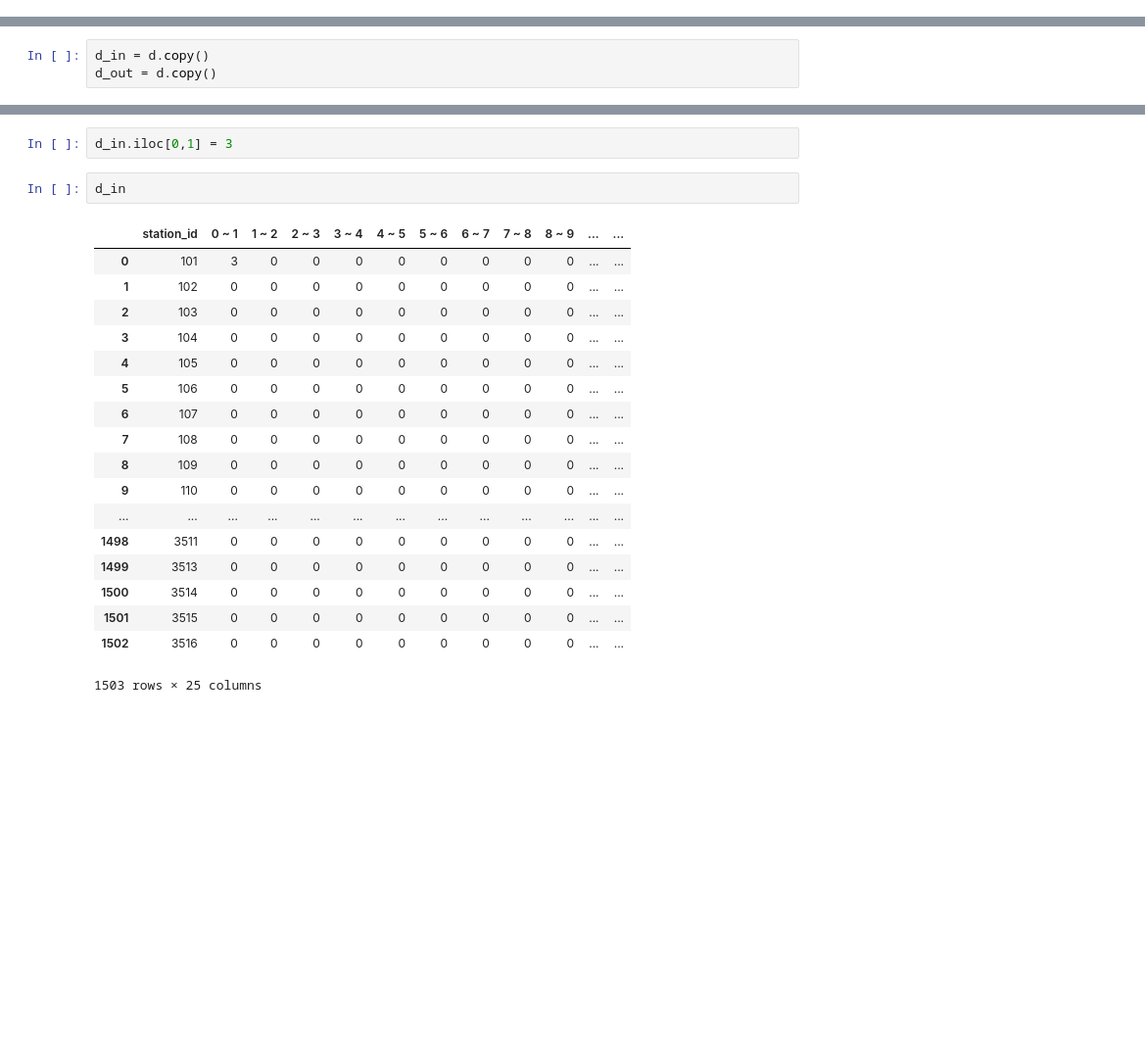
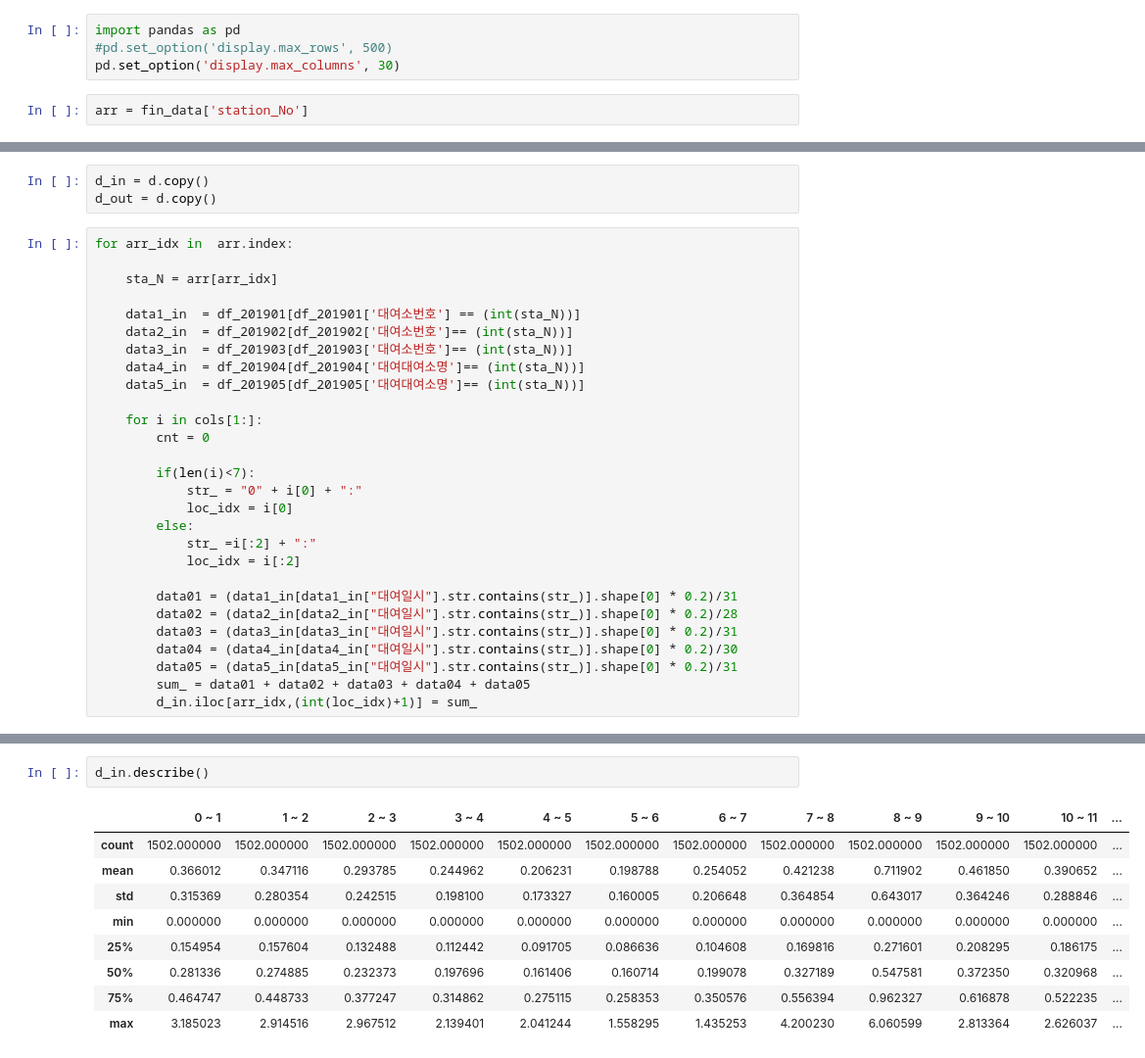
Before and after one commit to KimSeokyeung/opensourceproject, a Jupyter notebook: bicycle/Bicycle_Time_series_analysis.ipynb, the cells around one changed output, grey strips where cells are left out. Shown: that part at 98% size. Cells and saved outputs as stored; diff of their text form; blank space fills up the shorter version.

```diff
--- a/bicycle/Bicycle_Time_series_analysis.ipynb
+++ b/bicycle/Bicycle_Time_series_analysis.ipynb
@@ -134,0 +119,6 @@ fin_data[~fin_data["station_No"].isin(none_data)]
+# %%
+import pandas as pd
+#pd.set_option('display.max_rows', 500)
+pd.set_option('display.max_columns', 30)
+# %%
+arr = fin_data['station_No']
@@ -151,6 +204,34 @@ d = d[cols]
 # %%
 d_in = d.copy()
 d_out = d.copy()
+# %%
+for arr_idx in  arr.index:
+
+    sta_N = arr[arr_idx]
+
+    data1_in  = df_201901[df_201901['대여소번호'] == (int(sta_N))]
+    data2_in  = df_201902[df_201902['대여소번호']== (int(sta_N))]
+    data3_in  = df_201903[df_201903['대여소번호']== (int(sta_N))]
+    data4_in  = df_201904[df_201904['대여대여소명']== (int(sta_N))]
+    data5_in  = df_201905[df_201905['대여대여소명']== (int(sta_N))]
+
+    for i in cols[1:]:
+        cnt = 0
+
+        if(len(i)<7):
+            str_ = "0" + i[0] + ":"
+            loc_idx = i[0]
+        else:
+            str_ =i[:2] + ":"
+            loc_idx = i[:2]
+
+        data01 = (data1_in[data1_in["대여일시"].str.contains(str_)].shape[0] * 0.2)/31
+        data02 = (data2_in[data2_in["대여일시"].str.contains(str_)].shape[0] * 0.2)/28
+        data03 = (data3_in[data3_in["대여일시"].str.contains(str_)].shape[0] * 0.2)/31
+        data04 = (data4_in[data4_in["대여일시"].str.contains(str_)].shape[0] * 0.2)/30
+        data05 = (data5_in[data5_in["대여일시"].str.contains(str_)].shape[0] * 0.2)/31
+        sum_ = data01 + data02 + data03 + data04 + data05
+        d_in.iloc[arr_idx,(int(loc_idx)+1)] = sum_
 # %%
 d_in
 # %% [output]
@@ -175,23 +256,12 @@ d_in
-# %%
-d_in.iloc[0,1] = 3
 # %%
-d_in
+d_in.describe()
 # %% [output]
-|  | station_id | 0 ~ 1 | 1 ~ 2 | 2 ~ 3 | 3 ~ 4 | 4 ~ 5 | 5 ~ 6 | 6 ~ 7 | 7 ~ 8 | 8 ~ 9 | ... | ... |
-| 0 | 101 | 3 | 0 | 0 | 0 | 0 | 0 | 0 | 0 | 0 | ... | ... |
-| 1 | 102 | 0 | 0 | 0 | 0 | 0 | 0 | 0 | 0 | 0 | ... | ... |
-| 2 | 103 | 0 | 0 | 0 | 0 | 0 | 0 | 0 | 0 | 0 | ... | ... |
-| 3 | 104 | 0 | 0 | 0 | 0 | 0 | 0 | 0 | 0 | 0 | ... | ... |
-| 4 | 105 | 0 | 0 | 0 | 0 | 0 | 0 | 0 | 0 | 0 | ... | ... |
-| 5 | 106 | 0 | 0 | 0 | 0 | 0 | 0 | 0 | 0 | 0 | ... | ... |
-| 6 | 107 | 0 | 0 | 0 | 0 | 0 | 0 | 0 | 0 | 0 | ... | ... |
-| 7 | 108 | 0 | 0 | 0 | 0 | 0 | 0 | 0 | 0 | 0 | ... | ... |
-| 8 | 109 | 0 | 0 | 0 | 0 | 0 | 0 | 0 | 0 | 0 | ... | ... |
-| 9 | 110 | 0 | 0 | 0 | 0 | 0 | 0 | 0 | 0 | 0 | ... | ... |
-| ... | ... | ... | ... | ... | ... | ... | ... | ... | ... | ... | ... | ... |
-| 1498 | 3511 | 0 | 0 | 0 | 0 | 0 | 0 | 0 | 0 | 0 | ... | ... |
-| 1499 | 3513 | 0 | 0 | 0 | 0 | 0 | 0 | 0 | 0 | 0 | ... | ... |
-| 1500 | 3514 | 0 | 0 | 0 | 0 | 0 | 0 | 0 | 0 | 0 | ... | ... |
-| 1501 | 3515 | 0 | 0 | 0 | 0 | 0 | 0 | 0 | 0 | 0 | ... | ... |
-| 1502 | 3516 | 0 | 0 | 0 | 0 | 0 | 0 | 0 | 0 | 0 | ... | ... |
+|  | 0 ~ 1 | 1 ~ 2 | 2 ~ 3 | 3 ~ 4 | 4 ~ 5 | 5 ~ 6 | 6 ~ 7 | 7 ~ 8 | 8 ~ 9 | 9 ~ 10 | 10 ~ 11 | ... |
+| count | 1502.000000 | 1502.000000 | 1502.000000 | 1502.000000 | 1502.000000 | 1502.000000 | 1502.000000 | 1502.000000 | 1502.000000 | 1502.000000 | 1502.000000 | ... |
+| mean | 0.366012 | 0.347116 | 0.293785 | 0.244962 | 0.206231 | 0.198788 | 0.254052 | 0.421238 | 0.711902 | 0.461850 | 0.390652 | ... |
+| std | 0.315369 | 0.280354 | 0.242515 | 0.198100 | 0.173327 | 0.160005 | 0.206648 | 0.364854 | 0.643017 | 0.364246 | 0.288846 | ... |
+| min | 0.000000 | 0.000000 | 0.000000 | 0.000000 | 0.000000 | 0.000000 | 0.000000 | 0.000000 | 0.000000 | 0.000000 | 0.000000 | ... |
+| 25% | 0.154954 | 0.157604 | 0.132488 | 0.112442 | 0.091705 | 0.086636 | 0.104608 | 0.169816 | 0.271601 | 0.208295 | 0.186175 | ... |
+| 50% | 0.281336 | 0.274885 | 0.232373 | 0.197696 | 0.161406 | 0.160714 | 0.199078 | 0.327189 | 0.547581 | 0.372350 | 0.320968 | ... |
+| 75% | 0.464747 | 0.448733 | 0.377247 | 0.314862 | 0.275115 | 0.258353 | 0.350576 | 0.556394 | 0.962327 | 0.616878 | 0.522235 | ... |
+| max | 3.185023 | 2.914516 | 2.967512 | 2.139401 | 2.041244 | 1.558295 | 1.435253 | 4.200230 | 6.060599 | 2.813364 | 2.626037 | ... |
-1503 rows × 25 columns
```
Also changed, not shown: parts of 19 cells of this notebook, 2 other files.
